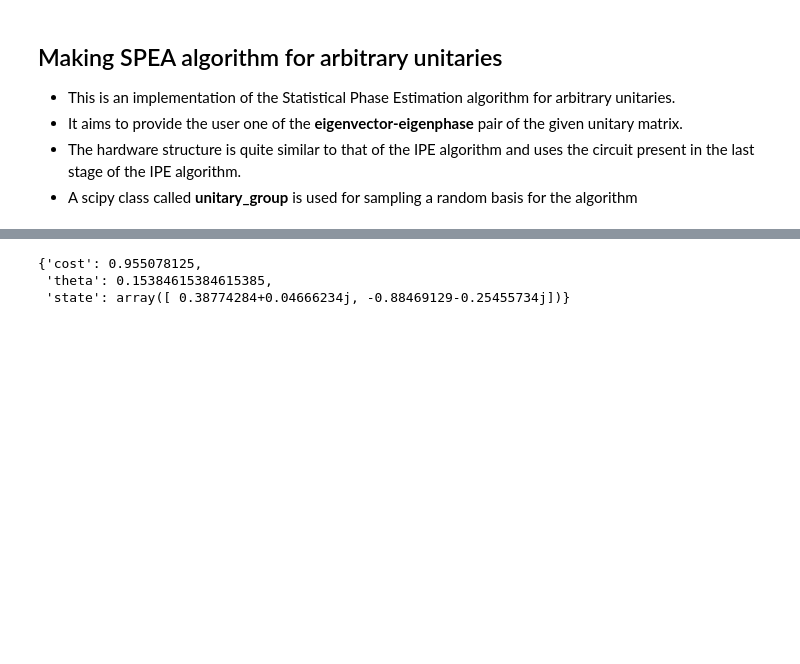
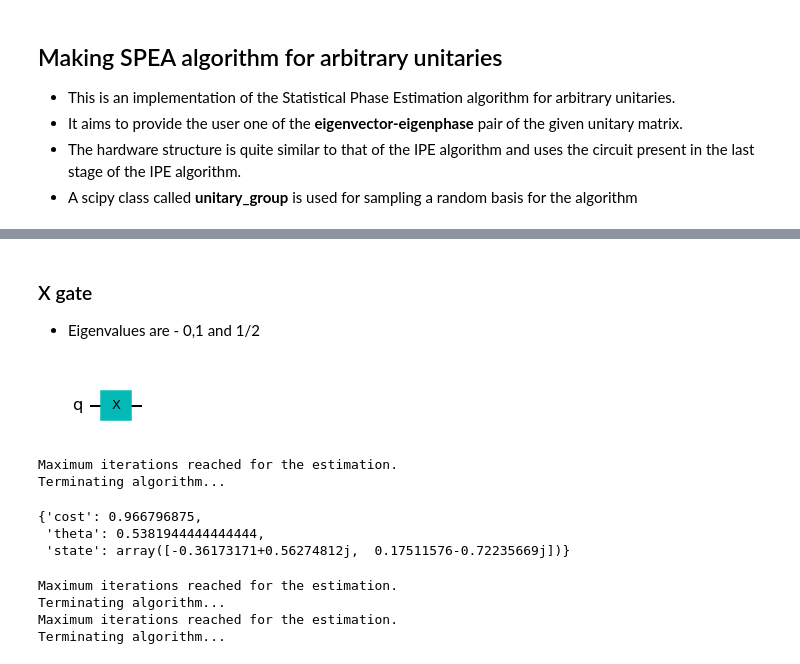
Before and after one commit to TheGupta2012/QPE-Algorithms, a Jupyter notebook: QPE/Statistical QPE/Statistical QPE.ipynb, the cells around one changed output, grey strips where cells are left out. Cells and saved outputs as stored; diff of their text form; code cells hidden in the pictures; blank space fills up the shorter version.

```diff
--- a/QPE/Statistical QPE/Statistical QPE.ipynb
+++ b/QPE/Statistical QPE/Statistical QPE.ipynb
@@ -38 +37,10 @@ U = UnitaryGate(data=np.array([[1,0],
+# %% [markdown]
+### X gate
+- Eigenvalues are - 0,1 and 1/2
+# %%
+U1 = QuantumCircuit(1)
+U1.x(0)
+U1.draw('mpl')
+# %% [output]
+[figure, added]
 # %%
@@ -40,9 +48,24 @@ spe = SPEA(U,resolution= 40,error = 4,max_iters=15)
 # %%
-result = spe.get_eigen_pair(progress = True,algo = 'standard',backend = Aer.get_backend('qasm_simulator'),target_cost=0.9)
+result = spe.get_eigen_pair(progress = False,algo = 'alternate',backend = Aer.get_backend('qasm_simulator'))
+# %% [output]
+Maximum iterations reached for the estimation.
+Terminating algorithm...
-# %%
- result
-    # original theta = 0.2
-# %% [output]
-{'cost': 0.955078125,
- 'theta': 0.15384615384615385,
- 'state': array([ 0.38774284+0.04666234j, -0.88469129-0.25455734j])}
+# %%
+result
+# %% [output]
+{'cost': 0.966796875,
+ 'theta': 0.5381944444444444,
+ 'state': array([-0.36173171+0.56274812j,  0.17511576-0.72235669j])}
+# %%
+# original theta = 0.2
+t = []
+for resolution in range(10,50,5):
+    spe = SPEA(U1,resolution= resolution,max_iters=10)
+    res = spe.get_eigen_pair(backend = sim,algo = 'alternate',target_cost = 0.9)
+    theta = res['theta']
+    t.append(theta)
+# %% [output]
+Maximum iterations reached for the estimation.
+Terminating algorithm...
+Maximum iterations reached for the estimation.
+Terminating algorithm...
```
Also changed, not shown: parts of 11 cells of this notebook, 25 other files.
